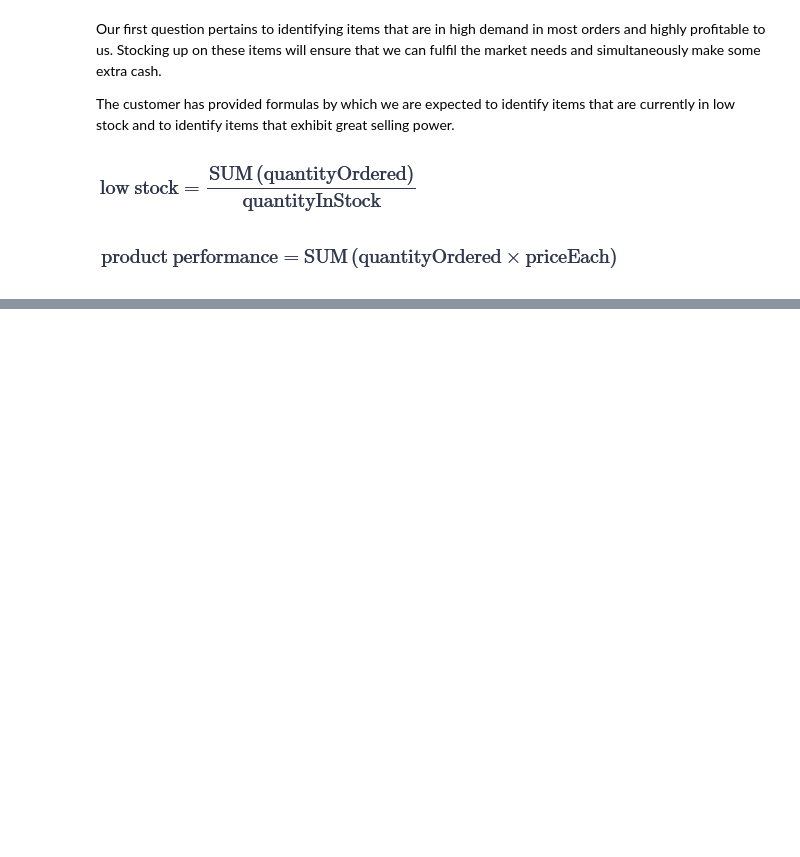
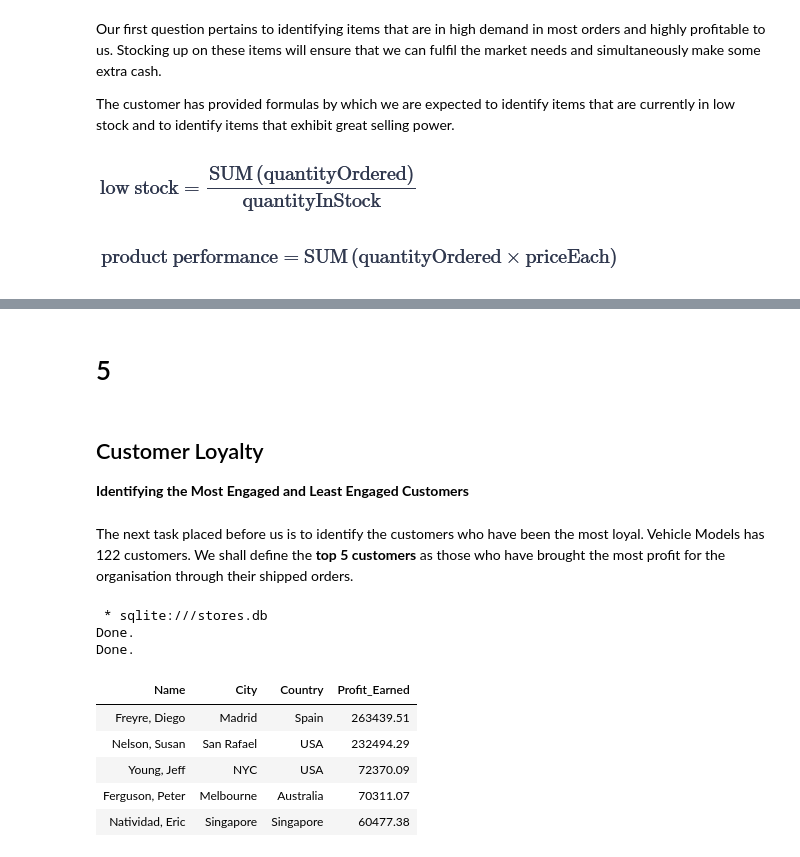
Before and after one commit to i-dominguez/Customers_and_Products_Analysis_SQL, a Jupyter notebook: Customers_and_Products_Analysis.ipynb, the cells around one changed output, grey strips where cells are left out. Drawn from its saved outputs; the diff is of its cells as text; code cells hidden in the pictures; blank space fills up the shorter version.

```diff
--- a/Customers_and_Products_Analysis.ipynb
+++ b/Customers_and_Products_Analysis.ipynb
@@ -219,0 +341,42 @@ The customer has provided formulas by which we are expected to identify items th
+# %% [markdown]
+# 5
+# %% [markdown]
+## Customer Loyalty
+**Identifying the Most Engaged and Least Engaged Customers**
+# %% [markdown]
+The next task placed before us is to identify the customers who have been the most loyal. Vehicle Models has 122 customers. We shall define the **top 5 customers**  as those who have brought the most profit for the organisation through their shipped orders.
+# %%
+%%sql
+CREATE VIEW customer_profit_report AS
+SELECT shipped_orders.customerNumber AS customer_id,
+       ROUND(SUM(shipped_order_details.quantityOrdered * (shipped_order_details.priceEach - products.buyPrice)),2) AS profit,
+       COUNT(*) AS no_of_orders
+  FROM shipped_orders
+  JOIN shipped_order_details
+    ON shipped_order_details.orderNumber=shipped_orders.orderNumber
+  JOIN products
+    ON shipped_order_details.productCode=products.productCode
+ GROUP BY shipped_orders.customerNumber;
+
+SELECT customers.contactLastName||", "||customers.contactFirstName AS Name,
+       customers.city AS City,
+       customers.country AS Country,
+       customer_profit_report.profit AS Profit_Earned
+  FROM customers
+  JOIN customer_profit_report
+    ON customers.customerNumber = customer_profit_report.customer_id
+ WHERE customer_profit_report.customer_id IN (SELECT customer_id
+                                                FROM customer_profit_report
+                                               ORDER BY profit DESC
+                                               LIMIT 5)
+ ORDER BY customer_profit_report.profit DESC;
+# %% [output]
+ * sqlite:///stores.db
+Done.
+Done.
+| Name | City | Country | Profit_Earned |
+| Freyre, Diego | Madrid | Spain | 263439.51 |
+| Nelson, Susan | San Rafael | USA | 232494.29 |
+| Young, Jeff | NYC | USA | 72370.09 |
+| Ferguson, Peter | Melbourne | Australia | 70311.07 |
+| Natividad, Eric | Singapore | Singapore | 60477.38 |
```
Also changed, not shown: parts of 11 cells of this notebook, 2 other files.
